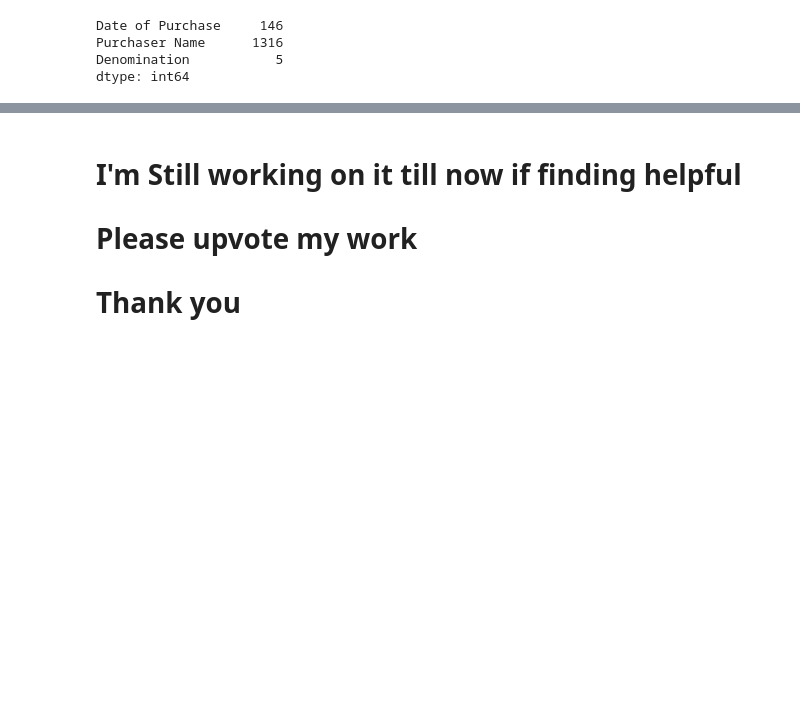
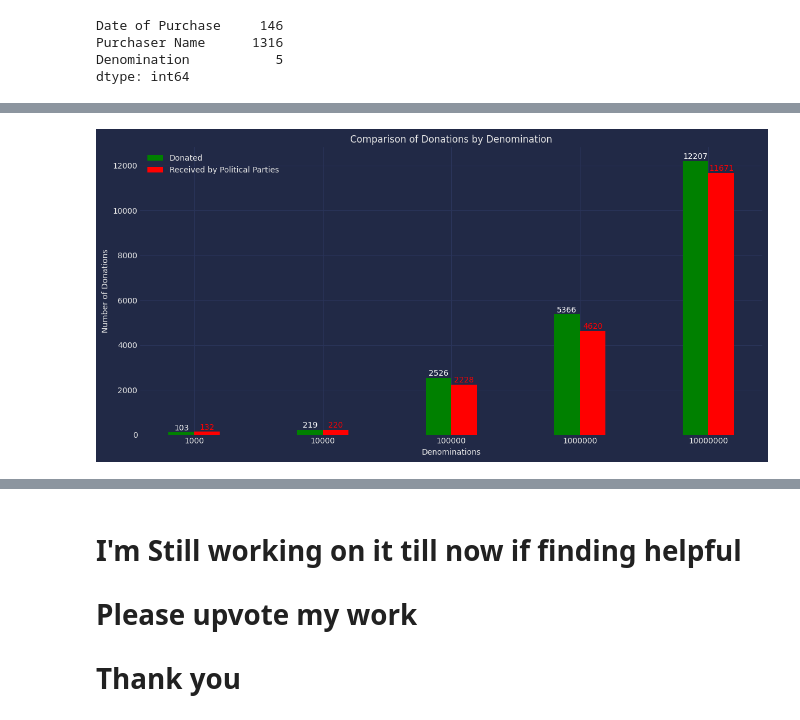
Before and after one commit to AshadullahDanish/EDA, a Jupyter notebook: electoral-bonds-deep-down-analysis.ipynb, the cells around one changed output, grey strips where cells are left out. Drawn from its saved outputs; the diff is of its cells as text; code cells hidden in the pictures; blank space fills up the shorter version.

Commit message:
Kaggle Notebook | ✨📈Electoral Bonds : Deep down-analysis 🚀✨ | Version 3

```diff
--- a/electoral-bonds-deep-down-analysis.ipynb
+++ b/electoral-bonds-deep-down-analysis.ipynb
@@ -269,9 +269,3 @@ Date of Purchase     146
 Purchaser Name      1316
 Denomination           5
 dtype: int64
-# %%
-#Scale down the 'Denomination' column in the Donator DataFrame
-Donator['Denomination'] = (Donator['Denomination'] // 1000) * 1000
-
-# Scale down the 'Denomination' column in the Receiver DataFrame
-receiver['Denomination'] = (receiver['Denomination'] // 1000) * 1000
@@ -364,0 +293,32 @@ plt.show()
+# %%
+Denominations_Donor = Donator['Denomination'].value_counts().reset_index()
+Denominations_Donor.columns = ['Denominations', 'No of Donations']
+
+Denominations_party = receiver['Denomination'].value_counts().reset_index()
+Denominations_party.columns = ['Denominations', 'Donations_count']
+
+con = pd.merge(Denominations_party, Denominations_Donor, on='Denominations', how='outer')
+
+plt.figure(figsize=(12, 6))
+
+bar_width = 0.2
+bar_position = range(len(con))
+
+plt.bar(bar_position, con['Donations_count'], bar_width, label='Donated', color='green')
+plt.bar([pos + bar_width for pos in bar_position], con['No of Donations'], bar_width, label='Received by Political Parties', color='red')
+
+
+for i, (value1, value2) in enumerate(zip(con['Donations_count'], con['No of Donations'])):
+    plt.text(i, value1 + 20, str(value1), ha='center', va='bottom', color='white')
+    plt.text(i + bar_width, value2 + 20, str(value2), ha='center', va='bottom', color='red')
+
+plt.xlabel('Denominations')
+plt.ylabel('Number of Donations')
+plt.title('Comparison of Donations by Denomination')
+plt.xticks([pos + bar_width / 2 for pos in bar_position], con['Denominations'])
+plt.legend()
+
+plt.tight_layout()
+plt.show()
+# %% [output]
+[figure, added]
```
Also changed, not shown: parts of 10 cells of this notebook.
